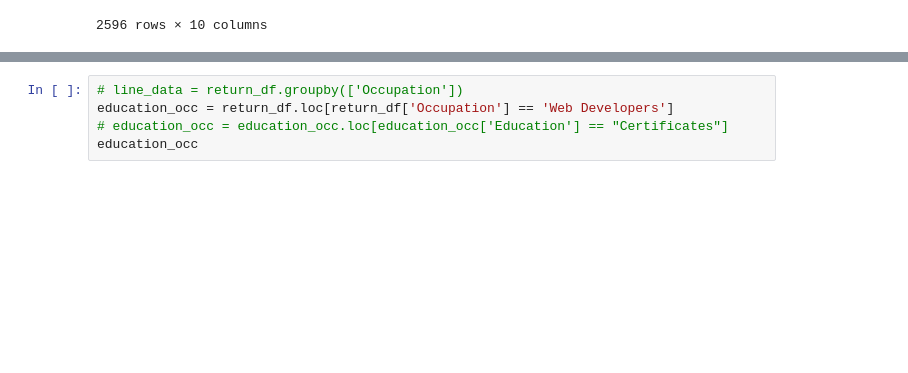
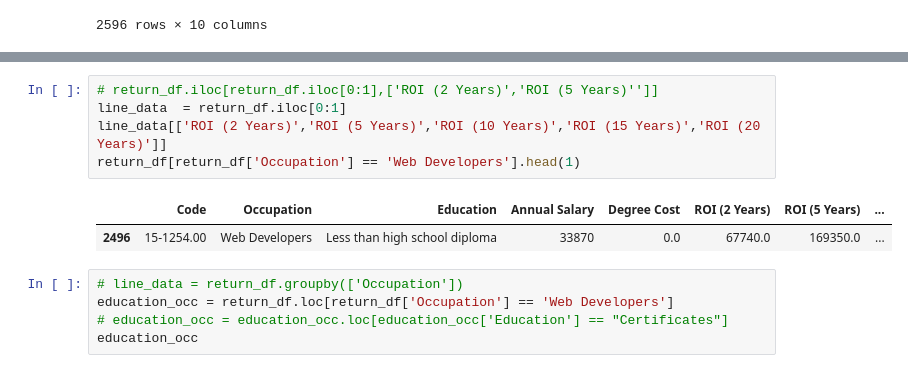
Before and after one commit to Project-1-2021/ValueOfCollege, a Jupyter notebook: Data_Analysis.ipynb, the cells around one changed output, grey strips where cells are left out. Cells and saved outputs as stored; diff of their text form; blank space fills up the shorter version.

Commit message:
figured out how to extract row data meeting Occupation variable selected for Line graph

```diff
--- a/Data_Analysis.ipynb
+++ b/Data_Analysis.ipynb
@@ -262,3 +258,11 @@ SyntaxError: EOL while scanning string literal (<ipython-input-18-621fb86e9a93>,
+# %%
+# return_df.iloc[return_df.iloc[0:1],['ROI (2 Years)','ROI (5 Years)'']]
+line_data  = return_df.iloc[0:1]
+line_data[['ROI (2 Years)','ROI (5 Years)','ROI (10 Years)','ROI (15 Years)','ROI (20 Years)']]
+return_df[return_df['Occupation'] == 'Web Developers'].head(1)
+# %% [output]
+|  | Code | Occupation | Education | Annual Salary | Degree Cost | ROI (2 Years) | ROI (5 Years) | ... |
+| 2496 | 15-1254.00 | Web Developers | Less than high school diploma | 33870 | 0.0 | 67740.0 | 169350.0 | ... |
 # %%
 # line_data = return_df.groupby(['Occupation'])
 education_occ = return_df.loc[return_df['Occupation'] == 'Web Developers']
```
Also changed, not shown: parts of 1 cell of this notebook.
